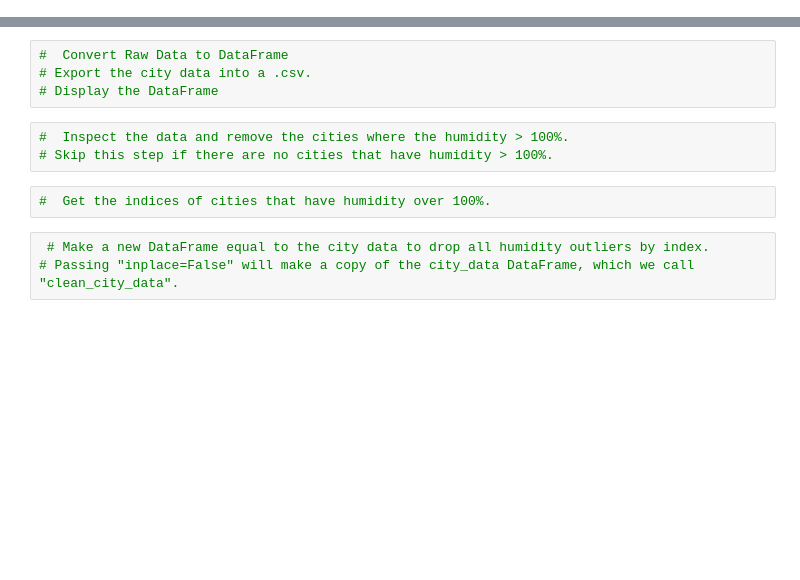
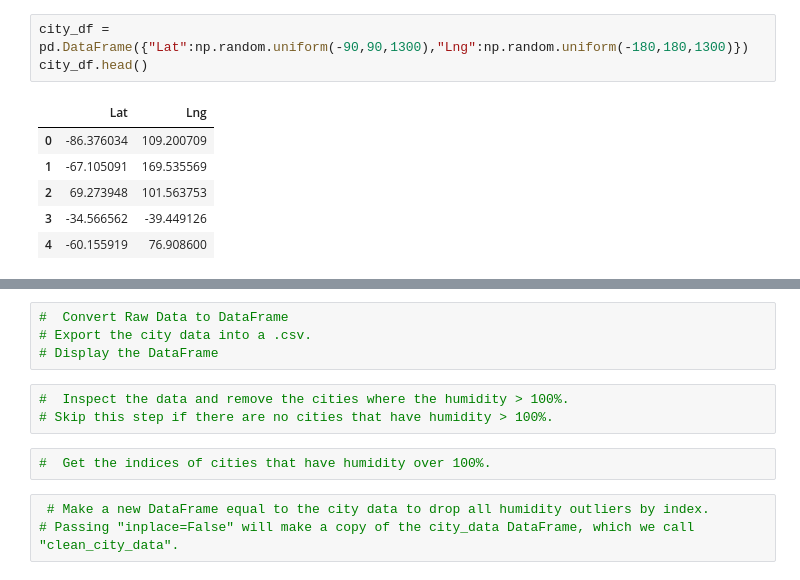
Before and after one commit to MellyB5/Python-API-Challenge, a Jupyter notebook: WeatherPy.ipynb, the cells around one changed output, grey strips where cells are left out. Drawn from its saved outputs; the diff is of its cells as text; blank space fills up the shorter version.

```diff
--- a/WeatherPy.ipynb
+++ b/WeatherPy.ipynb
@@ -10,0 +13,10 @@ from api_keys import weather_api_key
+# %%
+city_df = pd.DataFrame({"Lat":np.random.uniform(-90,90,1300),"Lng":np.random.uniform(-180,180,1300)})
+city_df.head()
+# %% [output]
+|  | Lat | Lng |
+| 0 | -86.376034 | 109.200709 |
+| 1 | -67.105091 | 169.535569 |
+| 2 | 69.273948 | 101.563753 |
+| 3 | -34.566562 | -39.449126 |
+| 4 | -60.155919 | 76.908600 |
```
Also changed, not shown: parts of 8 cells of this notebook, 1 other file.
